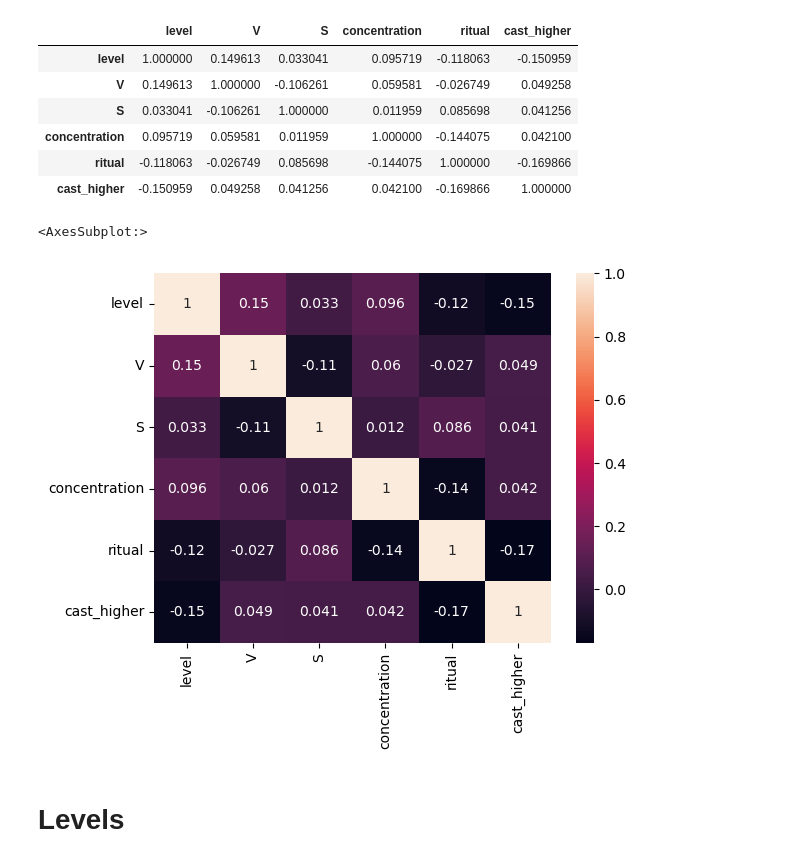
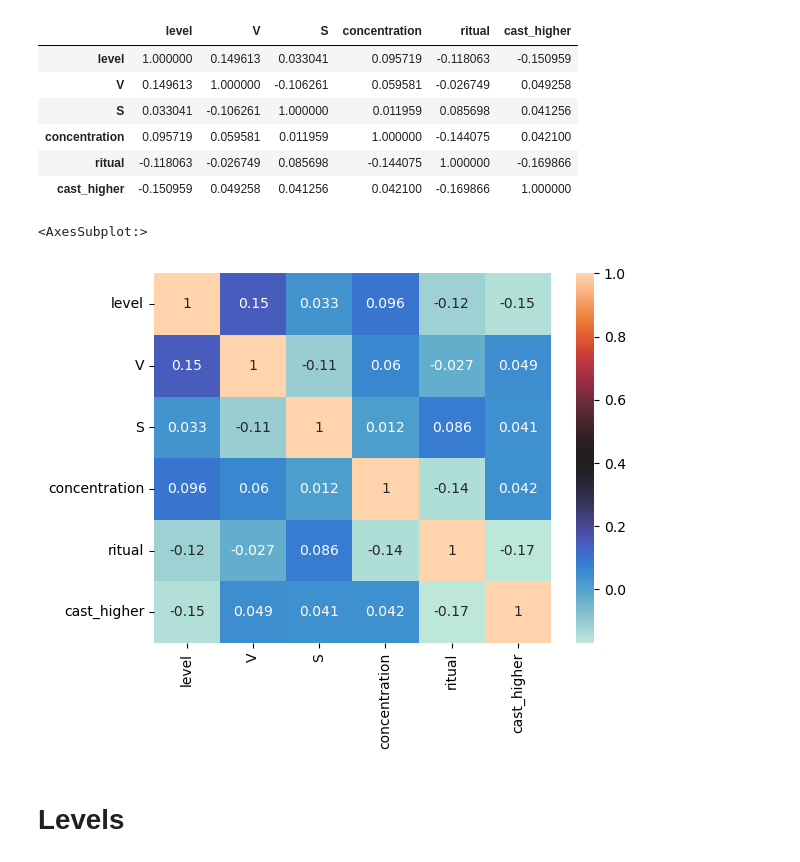
Before and after one commit to TheDataRogue/dnd-5e-spells, a Jupyter notebook: analysis/spells_analysis.ipynb, the cells around one changed output. Saved outputs shown, nothing was run; the diff lists cells and outputs as text; code cells hidden in the pictures.

```diff
--- a/analysis/spells_analysis.ipynb
+++ b/analysis/spells_analysis.ipynb
@@ -117,10 +118,11 @@ corr_matrix
 | ritual | -0.118063 | -0.026749 | 0.085698 | -0.144075 | 1.000000 | -0.169866 |
 | cast_higher | -0.150959 | 0.049258 | 0.041256 | 0.042100 | -0.169866 | 1.000000 |
 # %%
-sns.heatmap(corr_matrix, annot=True)
+sns.heatmap(corr_matrix, annot=True,
+            cmap=sns.color_palette("icefire", as_cmap=True))
 # %% [output]
 <AxesSubplot:>
-[figure, old version]
+[figure, new version]
 # %% [markdown]
 # Levels
 # %% [markdown]
```
Also changed, not shown: parts of 15 cells of this notebook.
